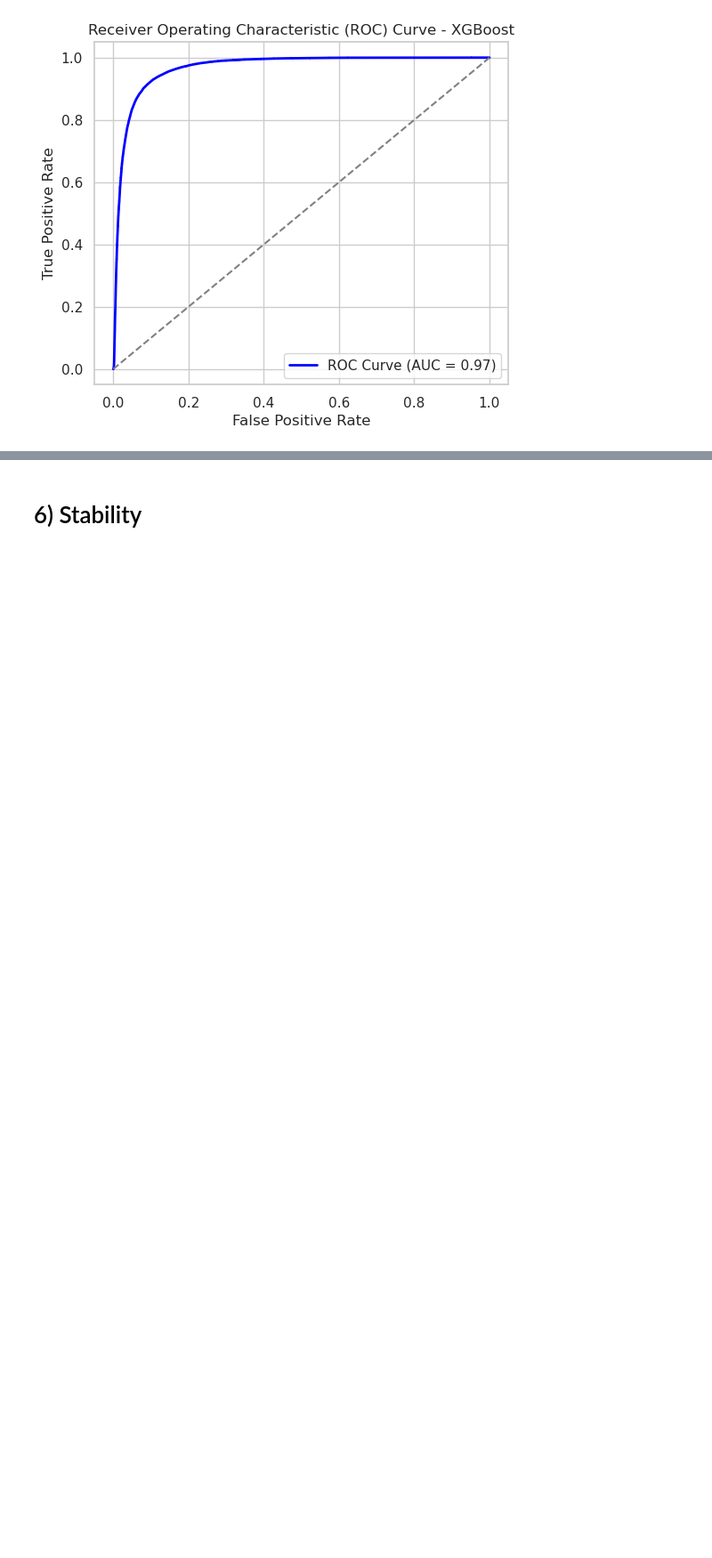
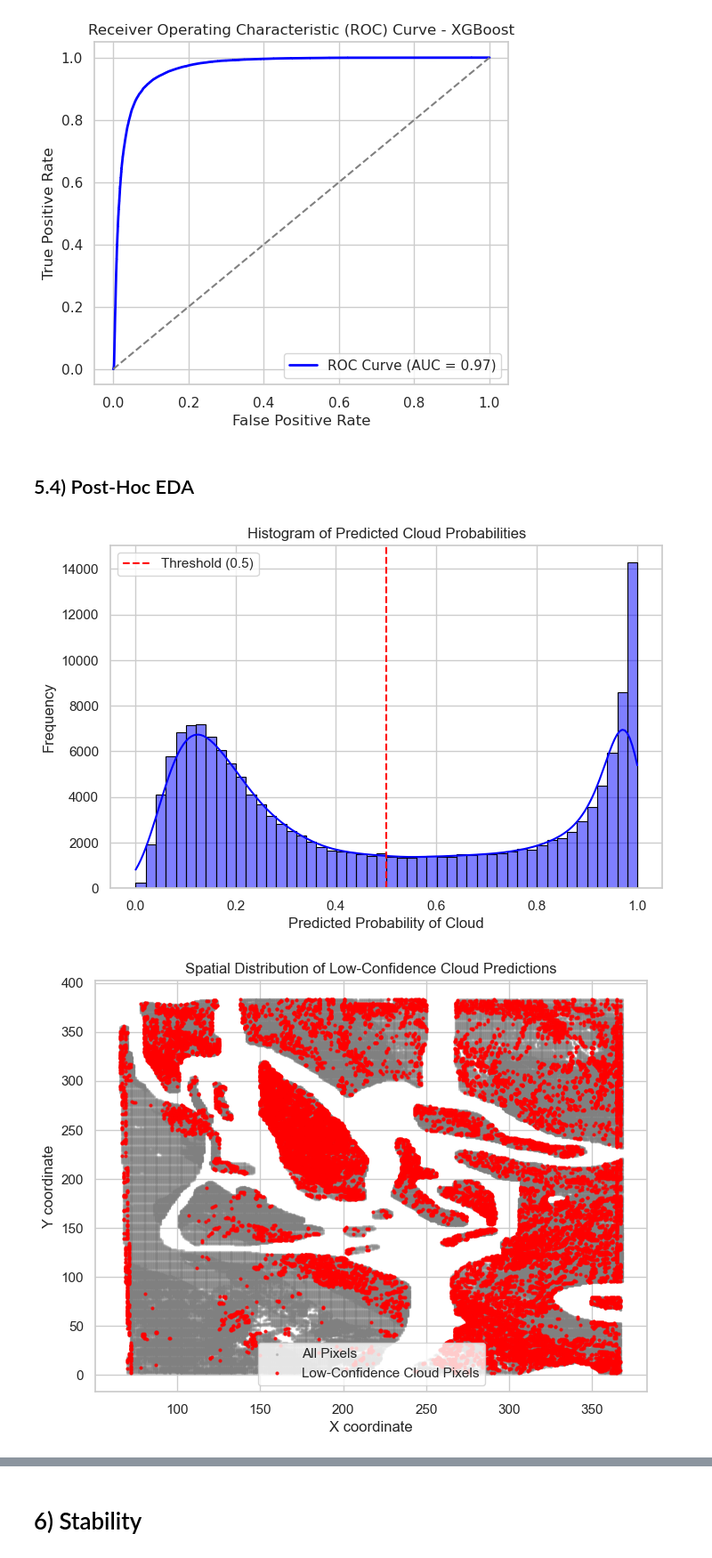
Before and after one commit to lunamk1/lab2, a Jupyter notebook: code/lab2.ipynb, the cells around one changed output, grey strips where cells are left out. Shown at 89% size. Cells and saved outputs as stored; diff of their text form; code cells hidden in the pictures; blank space fills up the shorter version.

Commit message:
add post eda

```diff
--- a/code/lab2.ipynb
+++ b/code/lab2.ipynb
@@ -1553,3 +1556,39 @@ plt.show()
 # %% [output]
 [figure]
 [figure]
+# %% [markdown]
+## 5.4) Post-Hoc EDA
+# %%
+import matplotlib.pyplot as plt
+import seaborn as sns
+import numpy as np
+
+cloud_probs = best_log_reg.predict_proba(X_test)[:, 1]  # probability of being cloud
+image3["Cloud_Probability"] = cloud_probs
+
+# cloud probabilitie
+plt.figure(figsize=(8, 5))
+sns.histplot(cloud_probs, bins=50, kde=True, color="blue", edgecolor="black")
+plt.xlabel("Predicted Probability of Cloud")
+plt.ylabel("Frequency")
+plt.title("Histogram of Predicted Cloud Probabilities")
+plt.axvline(x=0.5, color="red", linestyle="--", label="Threshold (0.5)")
+plt.legend()
+plt.show()
+
+# identify low-confidence pixels
+low_confidence_mask = (image3["Cloud_Probability"] > 0.3) & (image3["Cloud_Probability"] < 0.6)
+low_confidence_pixels = image3[low_confidence_mask]
+
+# spatial visualization of low-confidence predictions
+plt.figure(figsize=(8, 6))
+plt.scatter(image3["x"], image3["y"], c="gray", s=2, alpha=0.3, label="All Pixels")  # Background
+plt.scatter(low_confidence_pixels["x"], low_confidence_pixels["y"], c="red", s=4, alpha=0.8, label="Low-Confidence Cloud Pixels")
+plt.xlabel("X coordinate")
+plt.ylabel("Y coordinate")
+plt.title("Spatial Distribution of Low-Confidence Cloud Predictions")
+plt.legend()
+plt.show()
+# %% [output]
+[figure, added]
+[figure, added]
```
Also changed, not shown: parts of 5 cells of this notebook.
